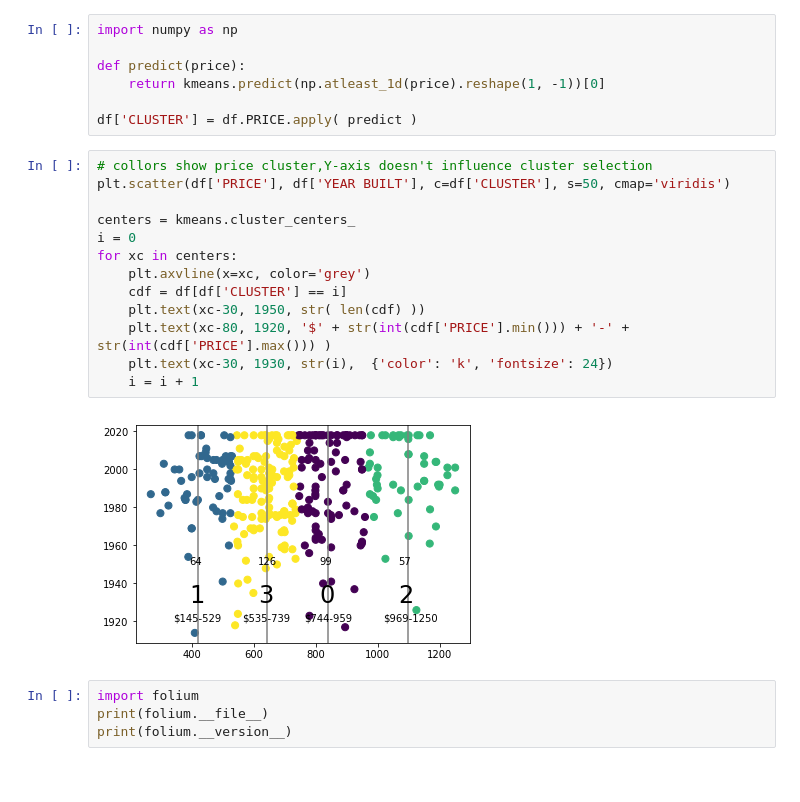
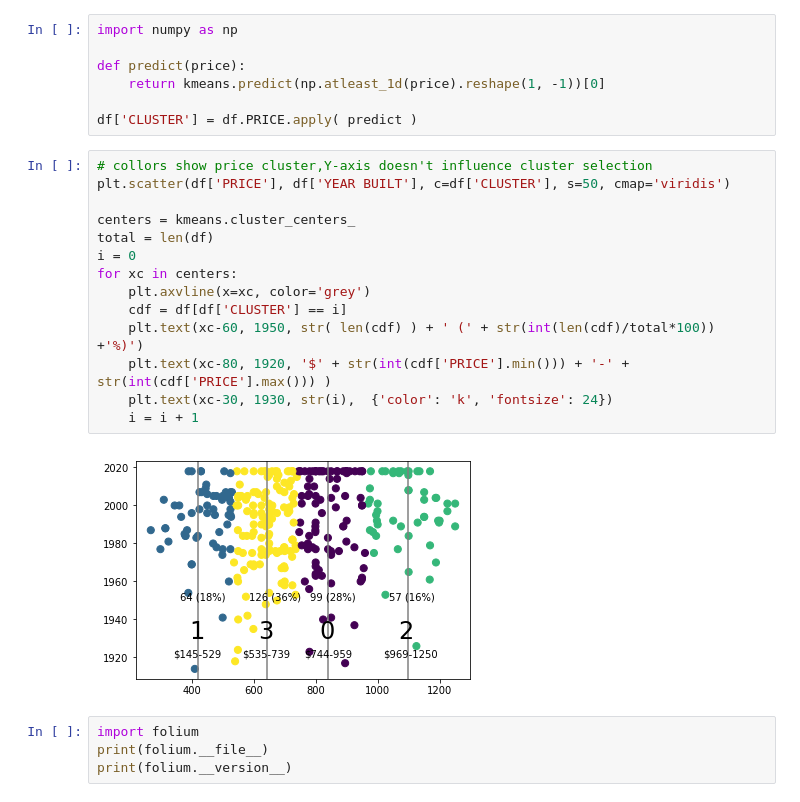
Before and after one commit to mwacc/mynb, a Jupyter notebook: Seattle_exploration_Oct_2018.ipynb, the cells around one changed output. Cells and saved outputs as stored; diff of their text form.

```diff
--- a/Seattle_exploration_Oct_2018.ipynb
+++ b/Seattle_exploration_Oct_2018.ipynb
@@ -165,18 +165,19 @@ df['CLUSTER'] = df.PRICE.apply( predict )
 # %%
 # collors show price cluster,Y-axis doesn't influence cluster selection
 plt.scatter(df['PRICE'], df['YEAR BUILT'], c=df['CLUSTER'], s=50, cmap='viridis')
 
 centers = kmeans.cluster_centers_
+total = len(df)
 i = 0
 for xc in centers:
     plt.axvline(x=xc, color='grey')
     cdf = df[df['CLUSTER'] == i]
-    plt.text(xc-30, 1950, str( len(cdf) ))
+    plt.text(xc-60, 1950, str( len(cdf) ) + ' (' + str(int(len(cdf)/total*100)) +'%)')
     plt.text(xc-80, 1920, '$' + str(int(cdf['PRICE'].min())) + '-' + str(int(cdf['PRICE'].max())) )
     plt.text(xc-30, 1930, str(i),  {'color': 'k', 'fontsize': 24})
     i = i + 1
 # %% [output]
-[figure, old version]
+[figure, new version]
 # %%
 import folium
 print(folium.__file__)
```
Also changed, not shown: parts of 6 cells of this notebook.
